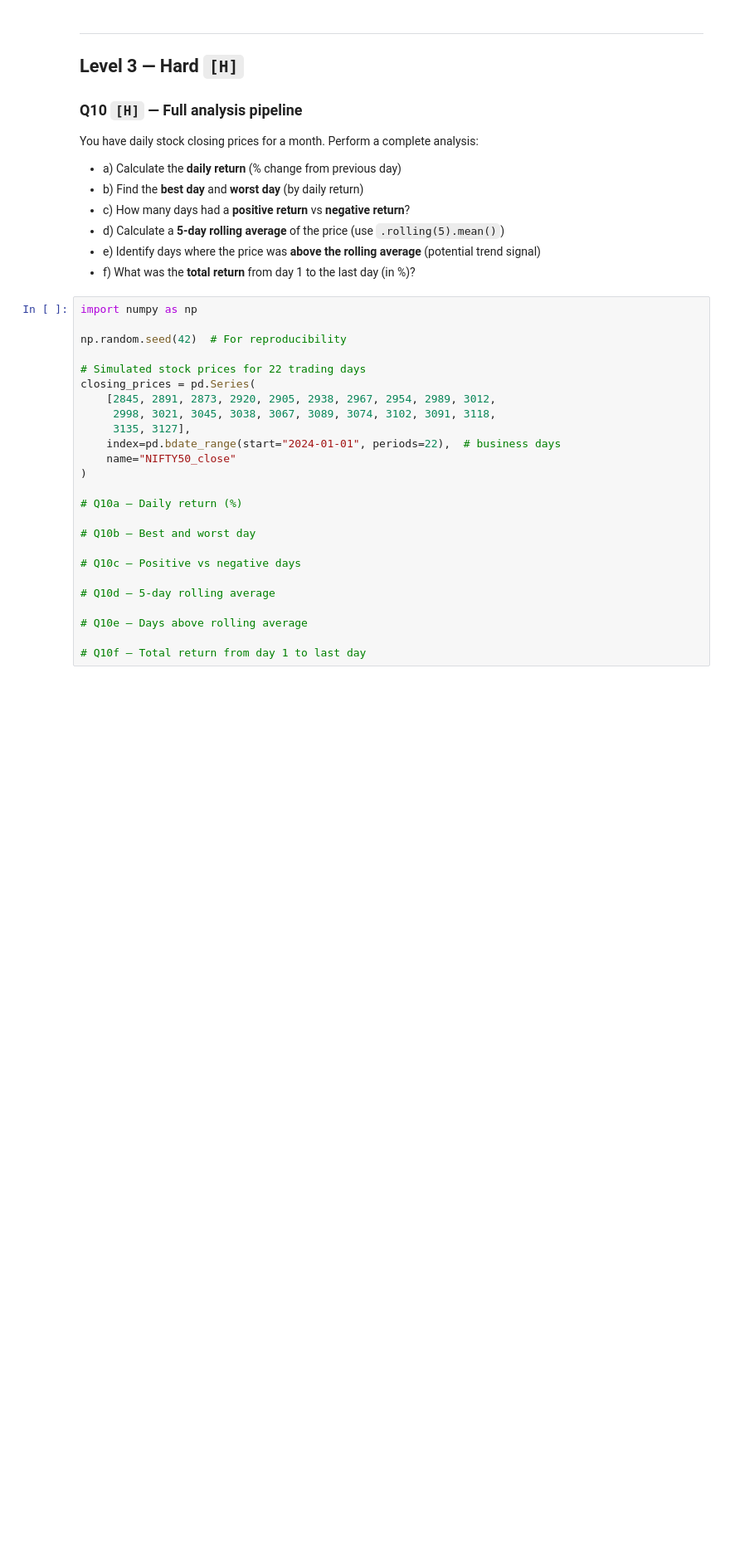
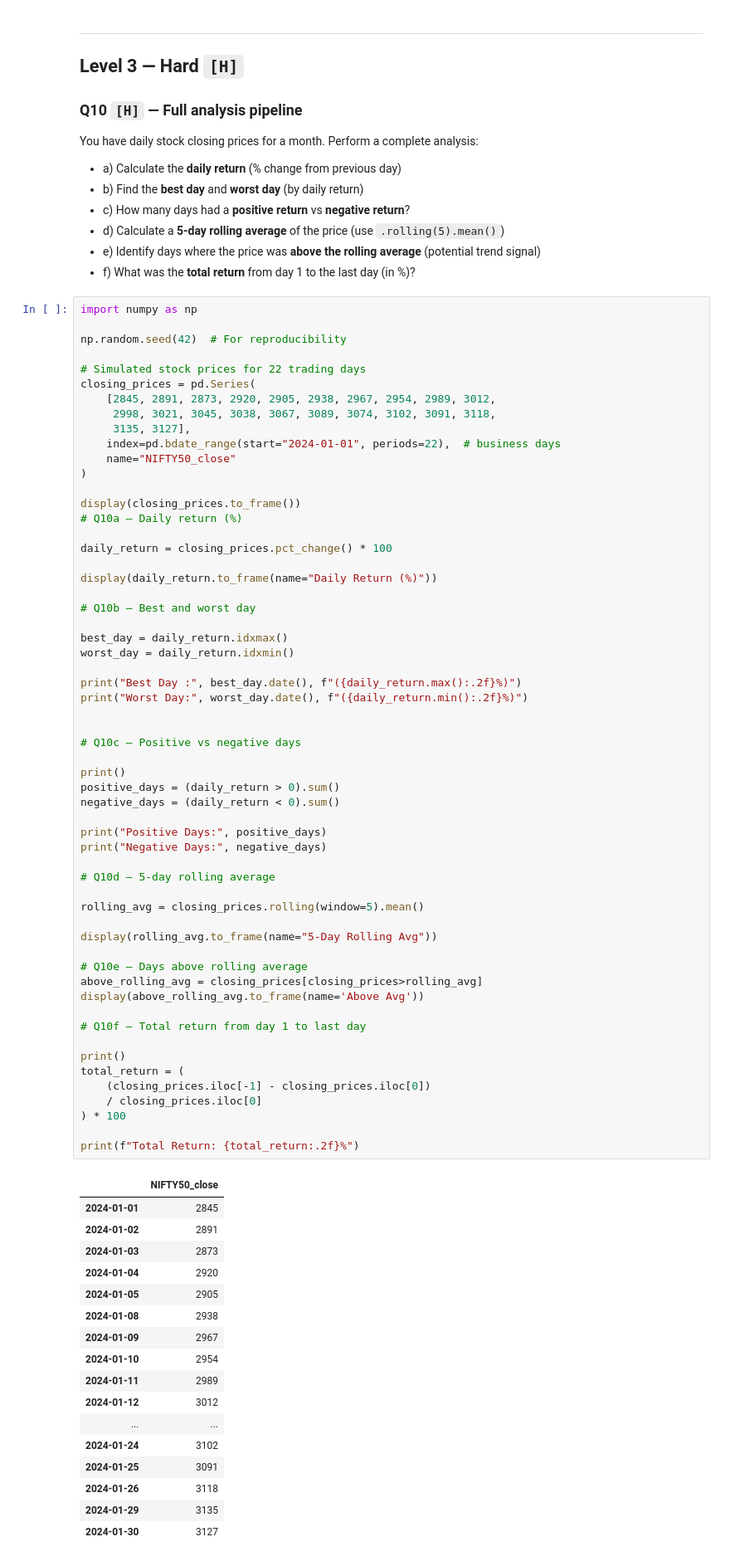
Before and after one commit to abhishekkatewaofficial-lab/Machine-Learning, a Jupyter notebook: Notes/Pandas/2. Intermediate/01_pandas_foundations_and_series.ipynb, the cells around one changed output. Shown at 83% size. Cells and saved outputs as stored; diff of their text form; blank space fills up the shorter version.

```diff
--- a/Notes/Pandas/2. Intermediate/01_pandas_foundations_and_series.ipynb
+++ b/Notes/Pandas/2. Intermediate/01_pandas_foundations_and_series.ipynb
@@ -1257,25 +2217,76 @@ Perform a complete analysis:
 # %%
 import numpy as np
 
 np.random.seed(42)  # For reproducibility
 
 # Simulated stock prices for 22 trading days
 closing_prices = pd.Series(
     [2845, 2891, 2873, 2920, 2905, 2938, 2967, 2954, 2989, 3012,
      2998, 3021, 3045, 3038, 3067, 3089, 3074, 3102, 3091, 3118,
      3135, 3127],
     index=pd.bdate_range(start="2024-01-01", periods=22),  # business days
     name="NIFTY50_close"
 )
 
+display(closing_prices.to_frame())
 # Q10a — Daily return (%)
+
+daily_return = closing_prices.pct_change() * 100
+
+display(daily_return.to_frame(name="Daily Return (%)"))
 
 # Q10b — Best and worst day
 
+best_day = daily_return.idxmax()
+worst_day = daily_return.idxmin()
+
+print("Best Day :", best_day.date(), f"({daily_return.max():.2f}%)")
+print("Worst Day:", worst_day.date(), f"({daily_return.min():.2f}%)")
+
+
 # Q10c — Positive vs negative days
+
+print()
+positive_days = (daily_return > 0).sum()
+negative_days = (daily_return < 0).sum()
+
+print("Positive Days:", positive_days)
+print("Negative Days:", negative_days)
 
 # Q10d — 5-day rolling average
 
+rolling_avg = closing_prices.rolling(window=5).mean()
+
+display(rolling_avg.to_frame(name="5-Day Rolling Avg"))
+
 # Q10e — Days above rolling average
+above_rolling_avg = closing_prices[closing_prices>rolling_avg]
+display(above_rolling_avg.to_frame(name='Above Avg'))
 
 # Q10f — Total return from day 1 to last day
+
+print()
+total_return = (
+    (closing_prices.iloc[-1] - closing_prices.iloc[0])
+    / closing_prices.iloc[0]
+) * 100
+
+print(f"Total Return: {total_return:.2f}%")
+# %% [output]
+|  | NIFTY50_close |
+| 2024-01-01 | 2845 |
+| 2024-01-02 | 2891 |
+| 2024-01-03 | 2873 |
+| 2024-01-04 | 2920 |
+| 2024-01-05 | 2905 |
+| 2024-01-08 | 2938 |
+| 2024-01-09 | 2967 |
+| 2024-01-10 | 2954 |
+| 2024-01-11 | 2989 |
+| 2024-01-12 | 3012 |
+| ... | ... |
+| 2024-01-24 | 3102 |
+| 2024-01-25 | 3091 |
+| 2024-01-26 | 3118 |
+| 2024-01-29 | 3135 |
+| 2024-01-30 | 3127 |
```
Also changed, not shown: parts of 68 cells of this notebook, 1 other file.
